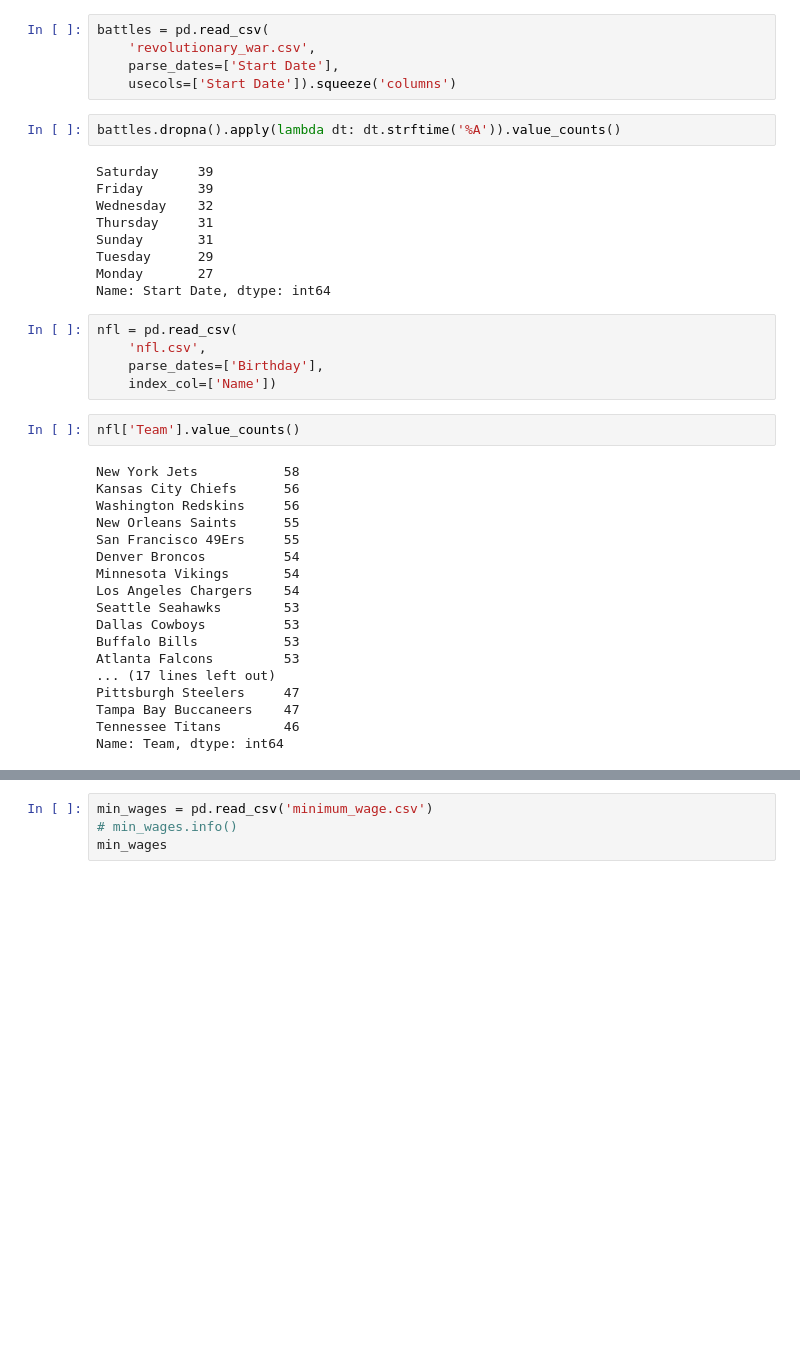
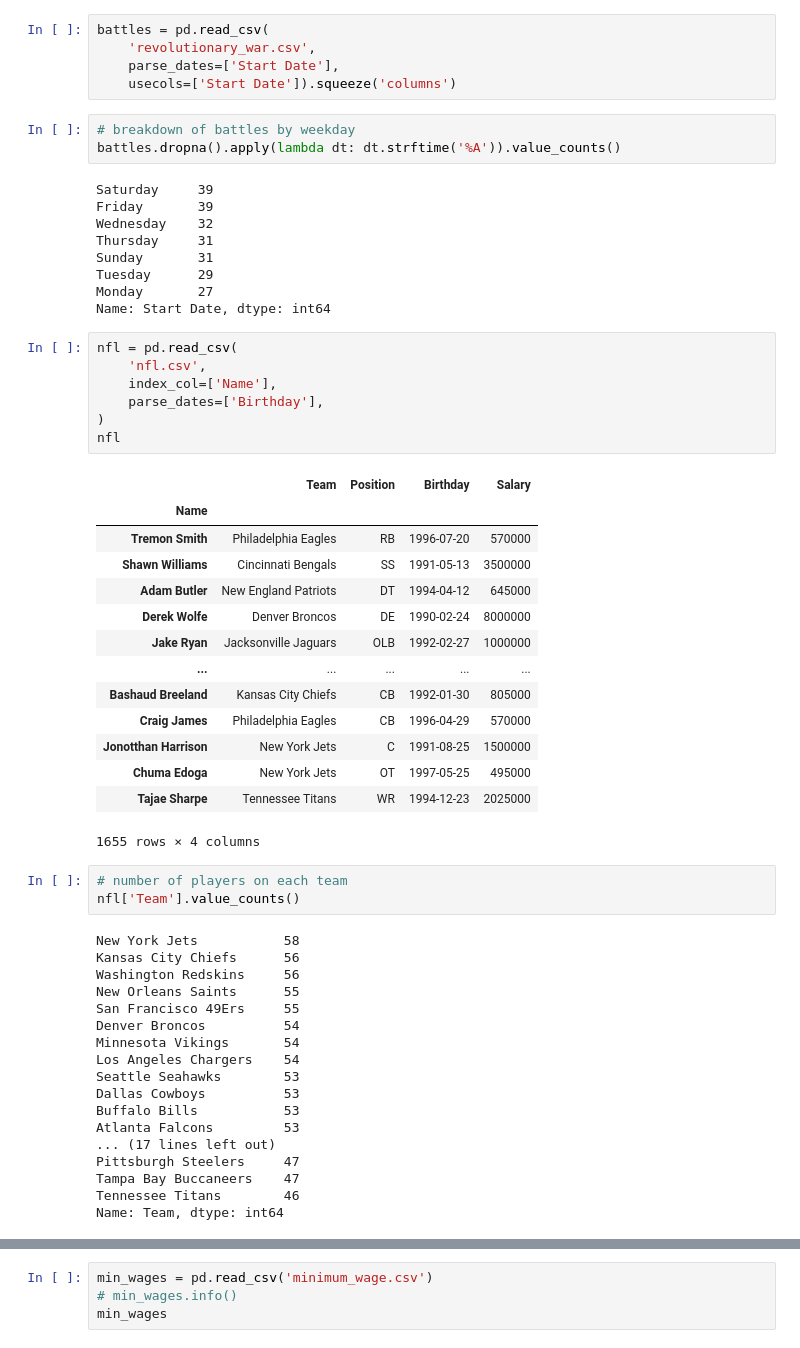
Before and after one commit to feihong/jupyterlab-examples, a Jupyter notebook: exercises.ipynb, the cells around one changed output, grey strips where cells are left out. Saved outputs shown, nothing was run; the diff lists cells and outputs as text; blank space fills up the shorter version.

Commit message:
Add useful comments in each exercise cell

```diff
--- a/exercises.ipynb
+++ b/exercises.ipynb
@@ -7,6 +7,7 @@ battles = pd.read_csv(
     parse_dates=['Start Date'],
     usecols=['Start Date']).squeeze('columns')
 # %%
+# breakdown of battles by weekday
 battles.dropna().apply(lambda dt: dt.strftime('%A')).value_counts()
 # %% [output]
 Saturday     39
@@ -20,9 +21,27 @@ Name: Start Date, dtype: int64
 # %%
 nfl = pd.read_csv(
     'nfl.csv',
+    index_col=['Name'],
     parse_dates=['Birthday'],
-    index_col=['Name'])
+)
+nfl
+# %% [output]
+|  | Team | Position | Birthday | Salary |
+| Name |  |  |  |  |
+| Tremon Smith | Philadelphia Eagles | RB | 1996-07-20 | 570000 |
+| Shawn Williams | Cincinnati Bengals | SS | 1991-05-13 | 3500000 |
+| Adam Butler | New England Patriots | DT | 1994-04-12 | 645000 |
+| Derek Wolfe | Denver Broncos | DE | 1990-02-24 | 8000000 |
+| Jake Ryan | Jacksonville Jaguars | OLB | 1992-02-27 | 1000000 |
+| ... | ... | ... | ... | ... |
+| Bashaud Breeland | Kansas City Chiefs | CB | 1992-01-30 | 805000 |
+| Craig James | Philadelphia Eagles | CB | 1996-04-29 | 570000 |
+| Jonotthan Harrison | New York Jets | C | 1991-08-25 | 1500000 |
+| Chuma Edoga | New York Jets | OT | 1997-05-25 | 495000 |
+| Tajae Sharpe | Tennessee Titans | WR | 1994-12-23 | 2025000 |
+1655 rows × 4 columns
 # %%
+# number of players on each team
 nfl['Team'].value_counts()
 # %% [output]
 New York Jets           58
```
Also changed, not shown: parts of 29 cells of this notebook.
